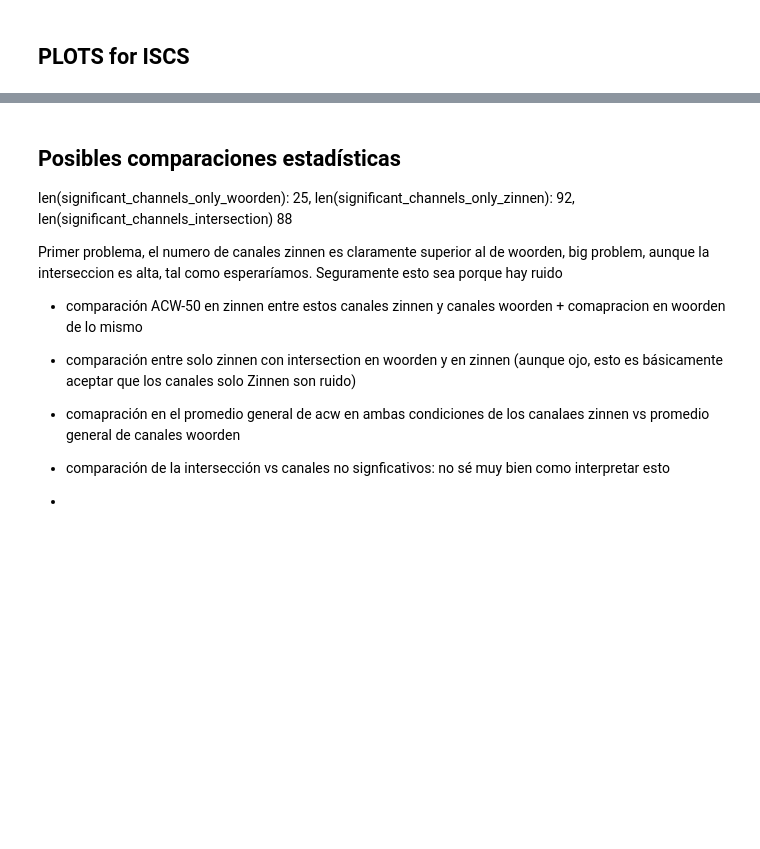
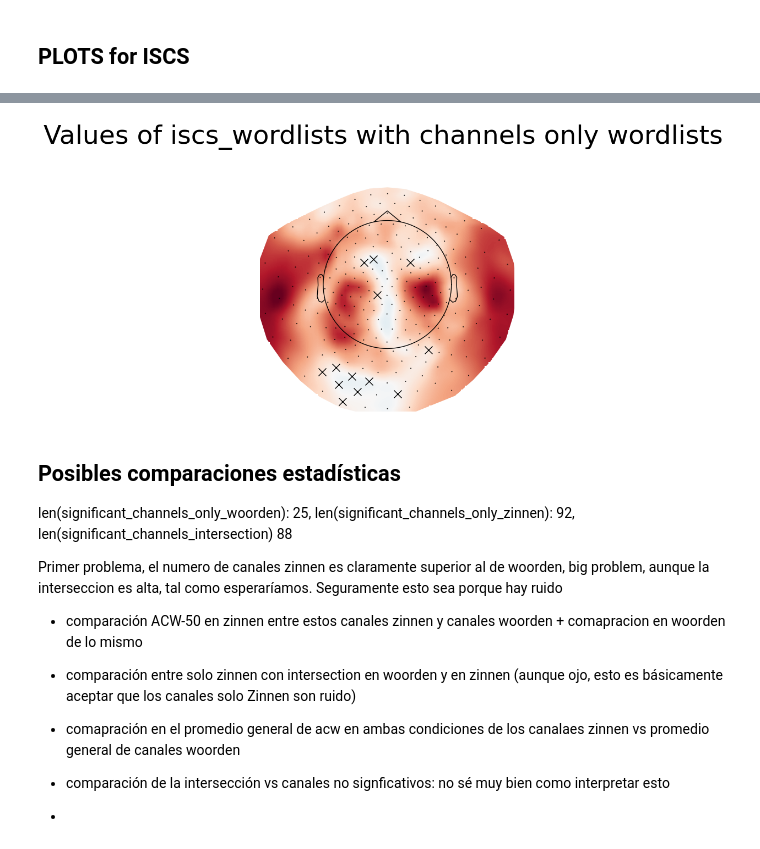
Before and after one commit to dbo97/CODE_self, a Jupyter notebook: analysis/ISC_permutation_general.ipynb, the cells around one changed output, grey strips where cells are left out. Cells and saved outputs as stored; diff of their text form; code cells hidden in the pictures; blank space fills up the shorter version.

```diff
--- a/analysis/ISC_permutation_general.ipynb
+++ b/analysis/ISC_permutation_general.ipynb
@@ -336,3 +340,33 @@ del mask
+# %%
+##plot for only zinnen
+mask = mask_woorden_only
+
+# Crear figura y eje con tamaño definido
+fig, ax = plt.subplots(figsize=(6, 6))
+
+# Dibujar el topomap sobre ese eje
+im, _ = mne.viz.plot_topomap(
+    data=iscs_bootstrap_zinnen,
+    pos=info,
+    mask=mask,
+    axes=ax,  # eje explícito
+    cmap='RdBu_r',
+    vlim=(-np.max(np.abs(values)), np.max(np.abs(values))),
+    mask_params=dict(marker='x', markerfacecolor='green', markersize=10),
+    contours=0,
+    show=False  # mostrar después
+)
+
+# Título
+fig.suptitle("Values of iscs_wordlists with channels only wordlists", fontsize=34)
+
+# Mostrar figura
+plt.show()
+
+# Eliminar máscara para evitar conflictos posteriores
+del mask
+# %% [output]
+[figure, added]
 # %% [markdown]
 ## Posibles comparaciones estadísticas
 len(significant_channels_only_woorden): 25, len(significant_channels_only_zinnen): 92, len(significant_channels_intersection) 88
```
Also changed, not shown: parts of 10 cells of this notebook, 18 other files.
